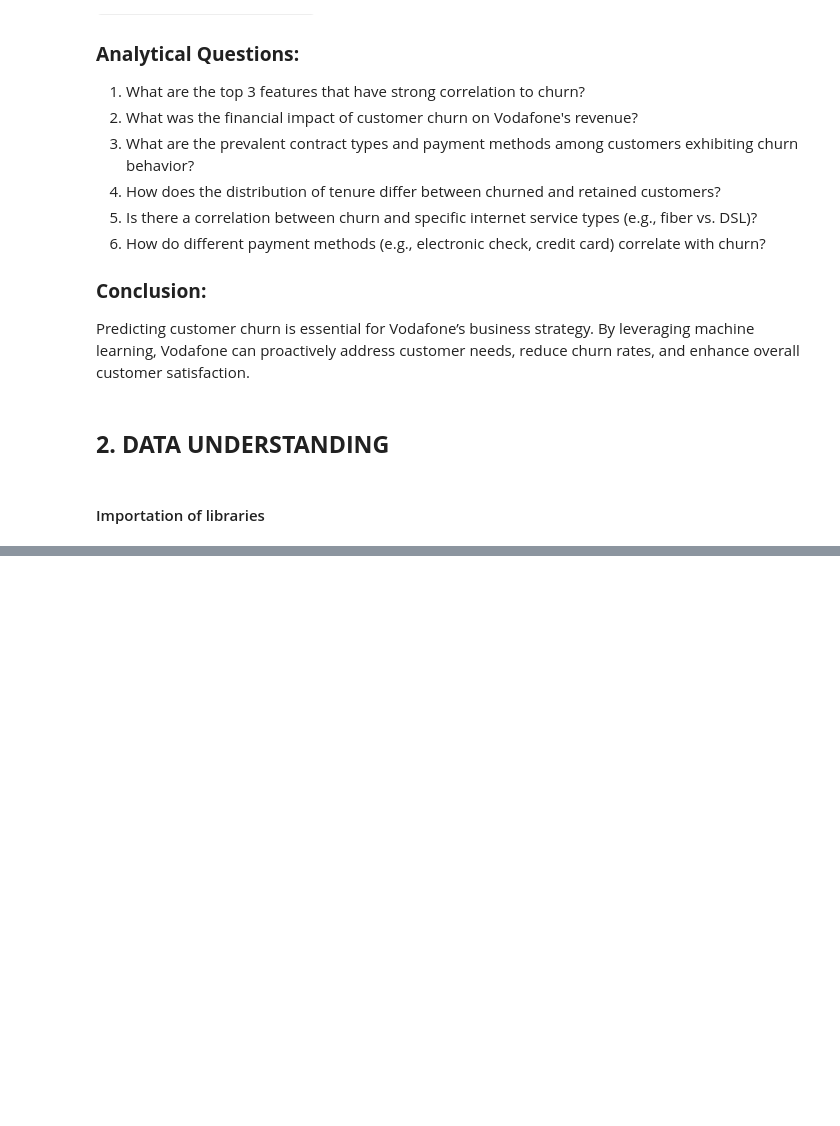
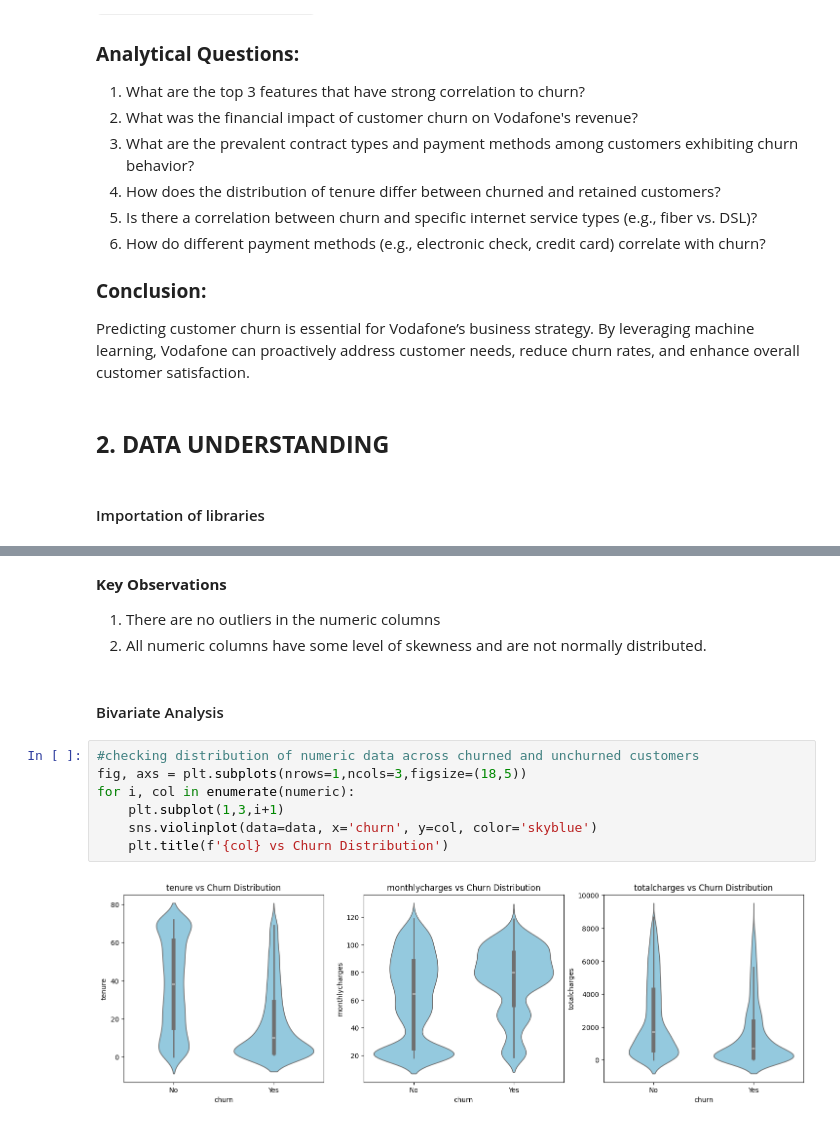
Before and after one commit to laaria-chris/Vodafone-Customer-Churn-Project, a Jupyter notebook: Notebook.ipynb, the cells around one changed output, grey strips where cells are left out. Saved outputs shown, nothing was run; the diff lists cells and outputs as text; blank space fills up the shorter version.

```diff
--- a/Notebook.ipynb
+++ b/Notebook.ipynb
@@ -105,0 +461,15 @@ from scipy import stats
+# %% [markdown]
+**Key Observations**
+1. There are no outliers in the numeric columns
+2. All numeric columns have some level of skewness and are not normally distributed.
+# %% [markdown]
+#### Bivariate Analysis
+# %%
+#checking distribution of numeric data across churned and unchurned customers
+fig, axs = plt.subplots(nrows=1,ncols=3,figsize=(18,5))
+for i, col in enumerate(numeric):
+    plt.subplot(1,3,i+1)
+    sns.violinplot(data=data, x='churn', y=col, color='skyblue')
+    plt.title(f'{col} vs Churn Distribution')
+# %% [output]
+[figure, added]
```
Also changed, not shown: parts of 114 cells of this notebook.
